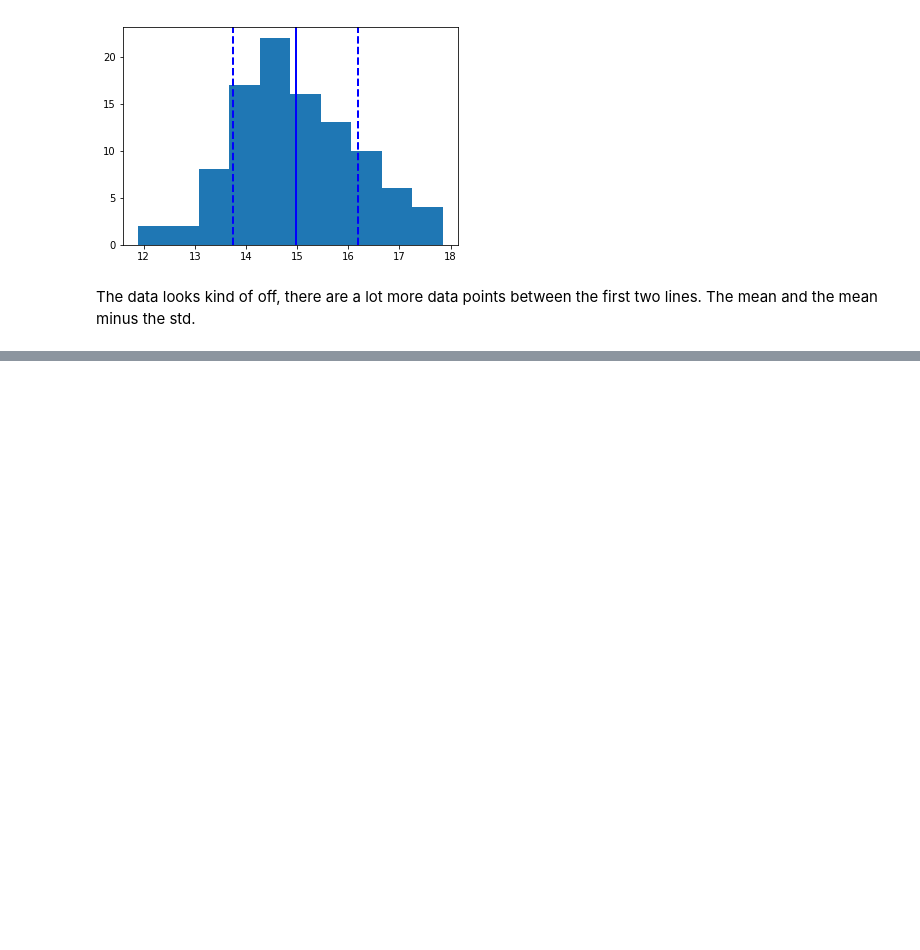
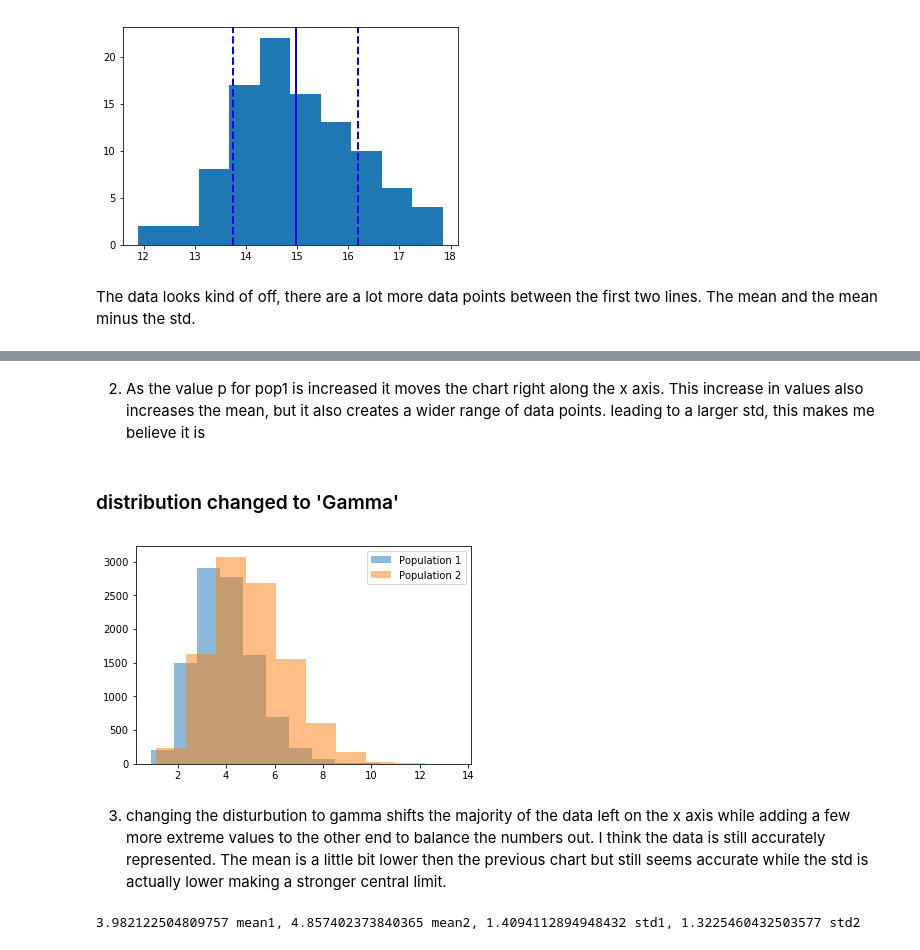
Before and after one commit to etallen127/Thinkful1, a Jupyter notebook: histograms.ipynb, the cells around one changed output, grey strips where cells are left out. Cells and saved outputs as stored; diff of their text form; code cells hidden in the pictures; blank space fills up the shorter version.

```diff
--- a/histograms.ipynb
+++ b/histograms.ipynb
@@ -93,0 +257,30 @@ The data looks kind of off, there are a lot more data points between the first t
+# %% [markdown]
+2) As the value p for pop1 is increased it moves the chart right along the x axis.  This increase in values also increases the mean, but it also creates a wider range of data points. leading to a larger std, this makes me believe it is
+# %% [markdown]
+### distribution changed to 'Gamma'
+# %%
+pop1 = np.random.gamma(10, 0.4, 10000)
+pop2 = np.random.gamma(10,0.5, 10000)
+
+sample1 = np.random.choice(pop1, 100, replace=True)
+sample2 = np.random.choice(pop2, 100, replace=True)
+
+means1 = np.mean(sample1)
+means2 = np.mean(sample2)
+
+smp1std = sample1.std()
+smp2std = sample2.std()
+
+plt.hist(pop1, alpha=0.5, label='Population 1')
+plt.hist(pop2, alpha=0.5, label='Population 2')
+plt.legend(loc='upper right')
+
+plt.show()
+# %% [output]
+[figure, added]
+# %% [markdown]
+3) changing the disturbution to gamma shifts the majority of the data left on the x axis while adding a few more extreme values to the other end to balance the numbers out.  I think the data is still accurately represented.  The mean is a little bit lower then the previous chart but still seems accurate while the std is actually lower making a stronger central limit.
+# %%
+print('{} mean1, {} mean2, {} std1, {} std2'.format(means1, means2, smp1std, smp2std))
+# %% [output]
+3.982122504809757 mean1, 4.857402373840365 mean2, 1.4094112894948432 std1, 1.3225460432503577 std2
```
Also changed, not shown: parts of 19 cells of this notebook.
